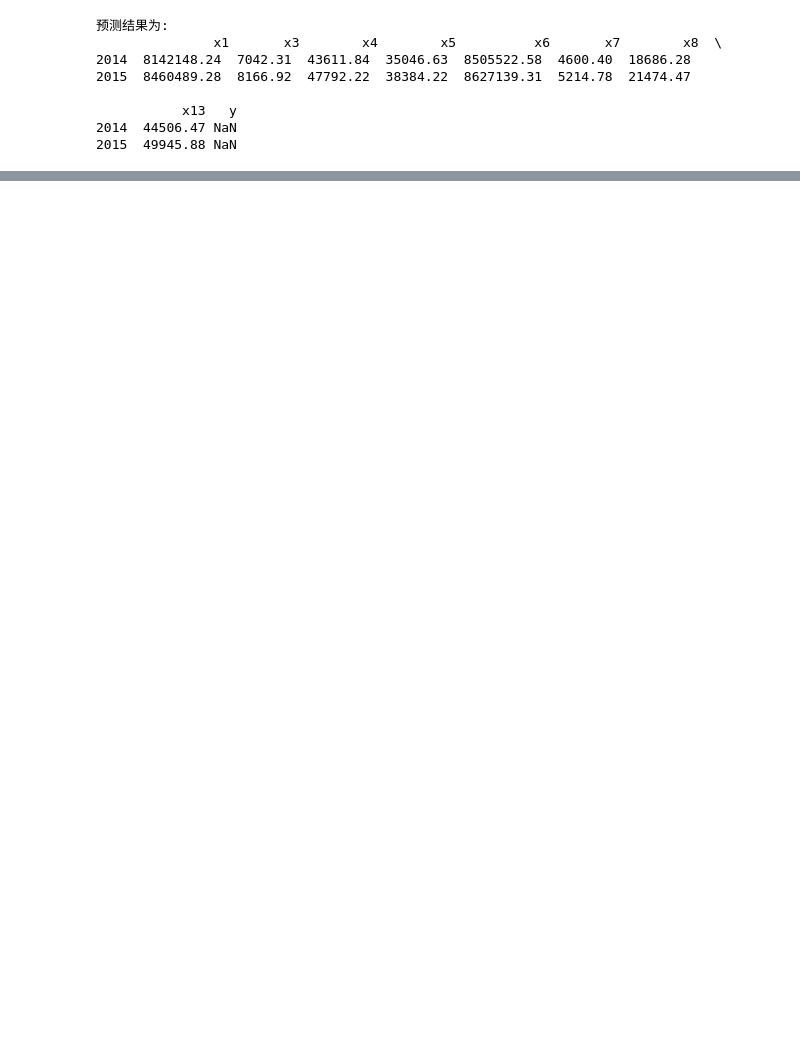
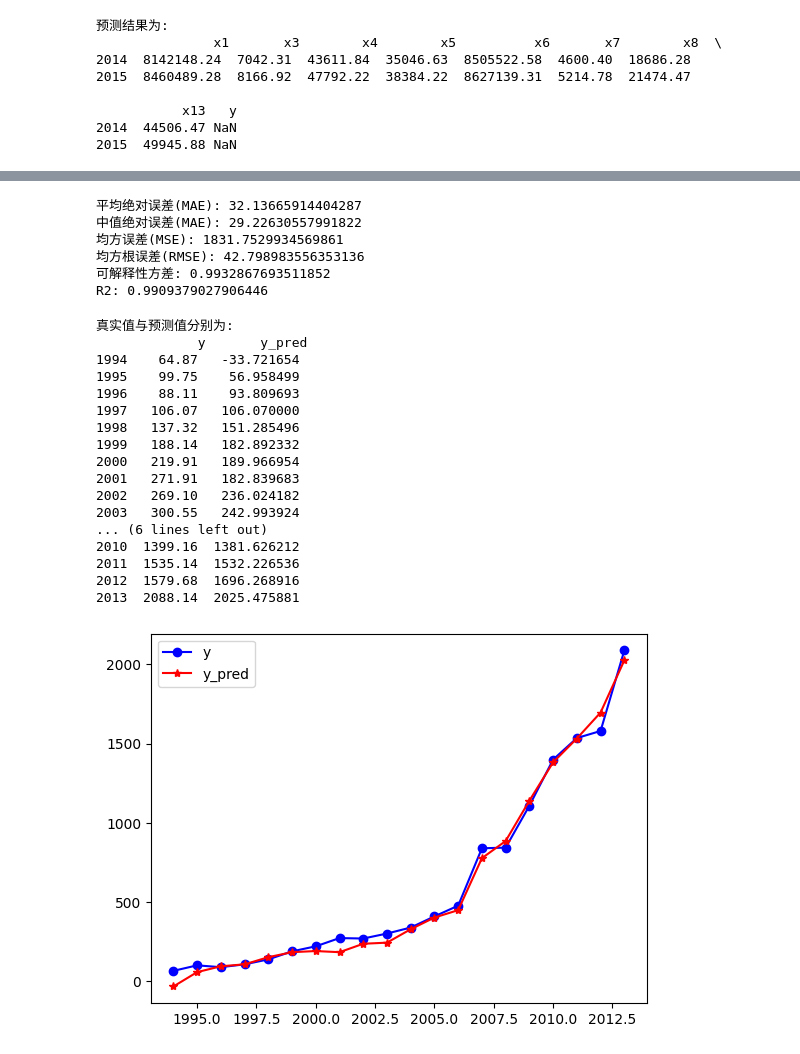
Before and after one commit to Kosthi/MathematicalModel, a Jupyter notebook: Practice/Python/第6章：财政影响收入分析和预测/predict.ipynb, the cells around one changed output, grey strips where cells are left out. Cells and saved outputs as stored; diff of their text form; code cells hidden in the pictures; blank space fills up the shorter version.

```diff
--- a/Practice/Python/第6章：财政影响收入分析和预测/predict.ipynb
+++ b/Practice/Python/第6章：财政影响收入分析和预测/predict.ipynb
@@ -82,0 +194,62 @@ plt.show()
+# %%
+inputfile = './predict_GM11.csv'
+data = pd.read_csv(inputfile, index_col=0)
+feature = data.keys()[:-1]
+data = data.loc[1994:2013].copy()
+x_train = data[feature].values
+y_train = data['y'].values
+
+scaler_x = StandardScaler()
+scaler_y = StandardScaler()
+x_train = scaler_x.fit_transform(x_train)
+y_train = scaler_y.fit_transform(np.reshape(y_train, (-1, 1)))
+svr = LinearSVR(C=46110079.11140834)
+svr.fit(x_train, y_train)
+y_pred = scaler_y.inverse_transform(np.reshape(svr.predict(x_train), (-1, 1)))
+y = scaler_y.inverse_transform(np.reshape(y_train, (-1, 1)))
+data['y_pred'] = y_pred
+# outfile = 'predict_SVR_GM11.csv'
+# data.to_csv(outfile)
+y_pred = data['y_pred'][:-2]
+y = data['y'][:-2]
+# 回归评价指标
+from sklearn.metrics import mean_absolute_error, mean_squared_error, median_absolute_error,\
+    explained_variance_score, r2_score
+y_pred = data['y_pred'][:-2]
+y = data['y'][:-2]
+print('平均绝对误差(MAE):', mean_absolute_error(y, y_pred))
+print('中值绝对误差(MAE):', median_absolute_error(y, y_pred))
+print('均方误差(MSE):', mean_squared_error(y, y_pred))
+print('均方根误差(RMSE):', np.sqrt(mean_squared_error(y, y_pred)))
+print('可解释性方差:', explained_variance_score(y, y_pred))
+print('R2:', r2_score(y, y_pred))
+# %% [output]
+平均绝对误差(MAE): 32.13665914404287
+中值绝对误差(MAE): 29.22630557991822
+均方误差(MSE): 1831.7529934569861
+均方根误差(RMSE): 42.798983556353136
+可解释性方差: 0.9932867693511852
+R2: 0.9909379027906446
+# %%
+print('真实值与预测值分别为:\n', data[['y', 'y_pred']])
+fig = data[['y', 'y_pred']].plot(style=['b-o', 'r-*'])
+plt.show()
+# %% [output]
+真实值与预测值分别为:
+             y       y_pred
+1994    64.87   -33.721654
+1995    99.75    56.958499
+1996    88.11    93.809693
+1997   106.07   106.070000
+1998   137.32   151.285496
+1999   188.14   182.892332
+2000   219.91   189.966954
+2001   271.91   182.839683
+2002   269.10   236.024182
+2003   300.55   242.993924
+... (6 lines left out)
+2010  1399.16  1381.626212
+2011  1535.14  1532.226536
+2012  1579.68  1696.268916
+2013  2088.14  2025.475881
+[figure, added]
```
Also changed, not shown: parts of 13 cells of this notebook, 3 other files.
